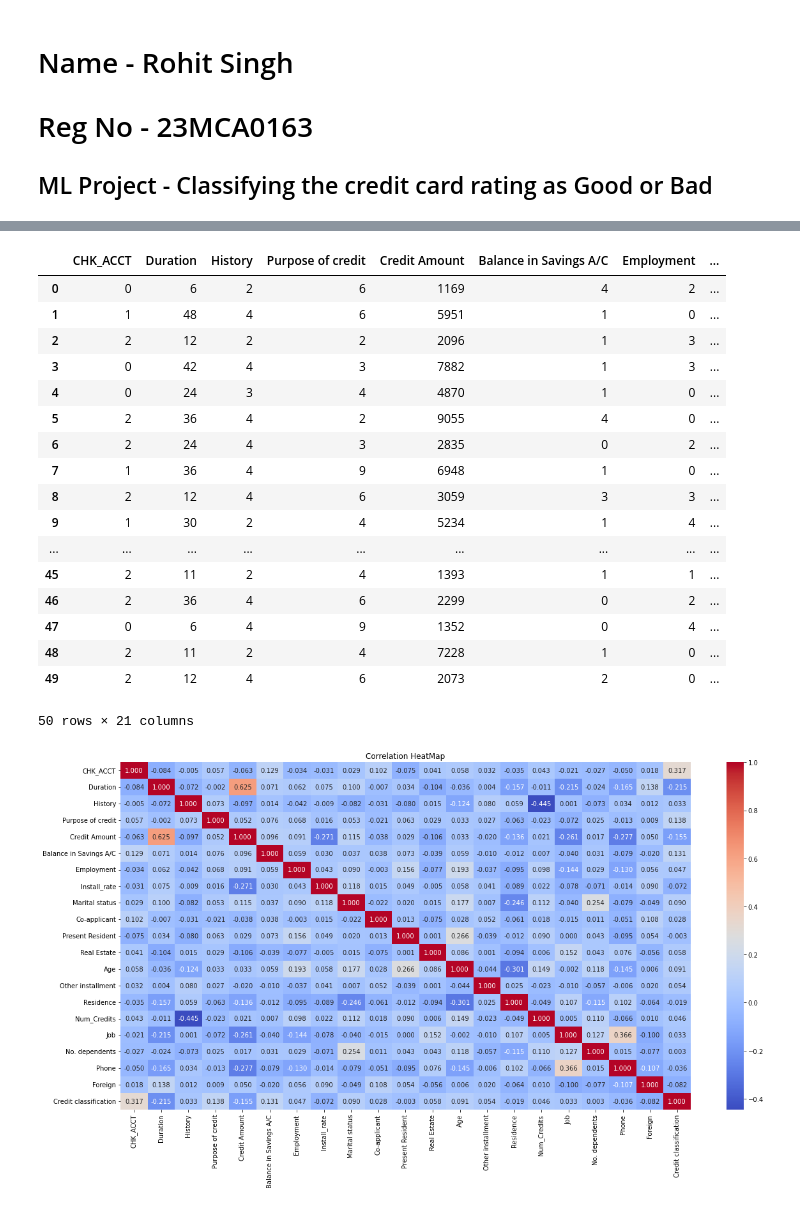
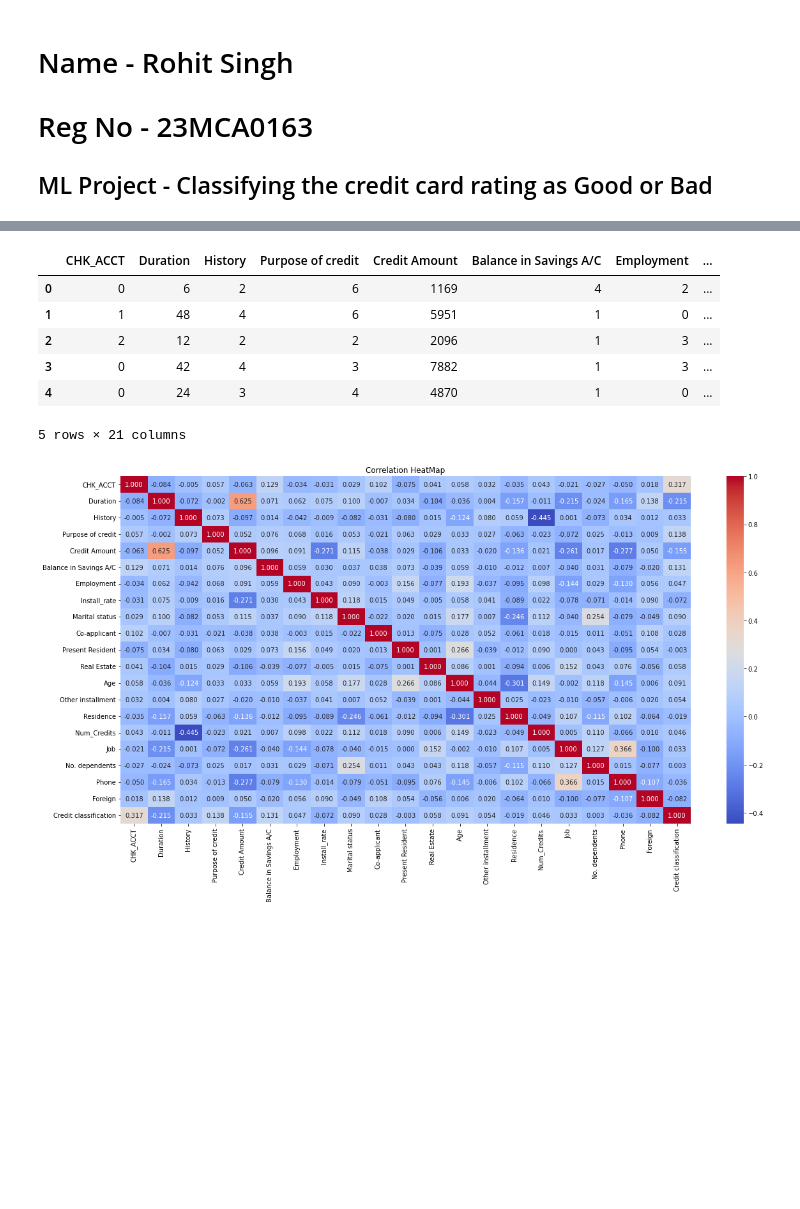
Before and after one commit to RohitSingh055/Credit-Rating, a Jupyter notebook: Credit_Rating.ipynb, the cells around one changed output, grey strips where cells are left out. Saved outputs shown, nothing was run; the diff lists cells and outputs as text; code cells hidden in the pictures; blank space fills up the shorter version.

```diff
--- a/Credit_Rating.ipynb
+++ b/Credit_Rating.ipynb
@@ -51,26 +40,15 @@ label_encoder = LabelEncoder()
 for col in object_cols:
     df[col] = label_encoder.fit_transform(df[col])
 # %%
-df.head(50)
+df.head()
 # %% [output]
 |  | CHK_ACCT | Duration | History | Purpose of credit | Credit Amount | Balance in Savings A/C | Employment | ... |
 | 0 | 0 | 6 | 2 | 6 | 1169 | 4 | 2 | ... |
 | 1 | 1 | 48 | 4 | 6 | 5951 | 1 | 0 | ... |
 | 2 | 2 | 12 | 2 | 2 | 2096 | 1 | 3 | ... |
 | 3 | 0 | 42 | 4 | 3 | 7882 | 1 | 3 | ... |
 | 4 | 0 | 24 | 3 | 4 | 4870 | 1 | 0 | ... |
-| 5 | 2 | 36 | 4 | 2 | 9055 | 4 | 0 | ... |
-| 6 | 2 | 24 | 4 | 3 | 2835 | 0 | 2 | ... |
-| 7 | 1 | 36 | 4 | 9 | 6948 | 1 | 0 | ... |
-| 8 | 2 | 12 | 4 | 6 | 3059 | 3 | 3 | ... |
-| 9 | 1 | 30 | 2 | 4 | 5234 | 1 | 4 | ... |
-| ... | ... | ... | ... | ... | ... | ... | ... | ... |
-| 45 | 2 | 11 | 2 | 4 | 1393 | 1 | 1 | ... |
-| 46 | 2 | 36 | 4 | 6 | 2299 | 0 | 2 | ... |
-| 47 | 0 | 6 | 4 | 9 | 1352 | 0 | 4 | ... |
-| 48 | 2 | 11 | 2 | 4 | 7228 | 1 | 0 | ... |
-| 49 | 2 | 12 | 4 | 6 | 2073 | 2 | 0 | ... |
-50 rows × 21 columns
+5 rows × 21 columns
 # %%
 def show_heat_map(data):
     correlation_matrix = data.corr()
```
Also changed, not shown: parts of 1 cell of this notebook, 2 other files.
